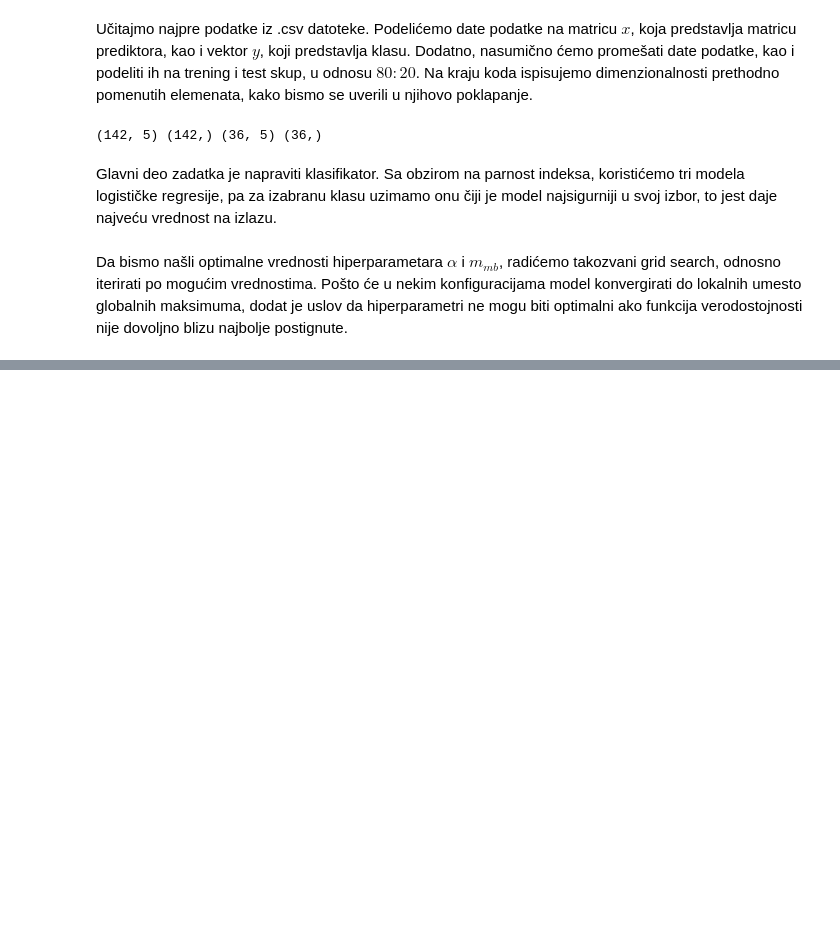
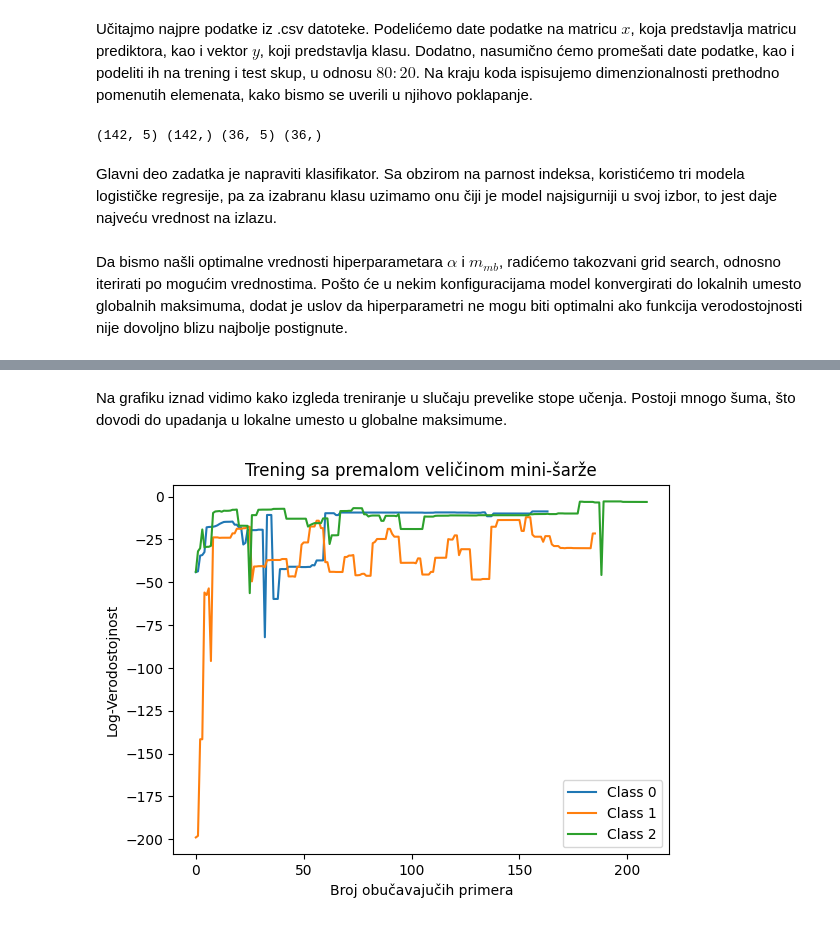
Before and after one commit to msisovic/MU-DZ-GLM, a Jupyter notebook: marko-sisovic-mu-dz1/zadatak2.ipynb, the cells around one changed output, grey strips where cells are left out. Saved outputs shown, nothing was run; the diff lists cells and outputs as text; code cells hidden in the pictures; blank space fills up the shorter version.

```diff
--- a/marko-sisovic-mu-dz1/zadatak2.ipynb
+++ b/marko-sisovic-mu-dz1/zadatak2.ipynb
@@ -163,0 +182,6 @@ Test Accuracy: 0.9444
+# %% [markdown]
+Na grafiku iznad vidimo kako izgleda treniranje u slučaju prevelike stope učenja. Postoji mnogo šuma, što dovodi do upadanja u lokalne umesto u globalne maksimume.
+# %%
+plotTraining(alpha_best, mb_arr[0], "Trening sa premalom veličinom mini-šarže")
+# %% [output]
+[figure, added]
```
Also changed, not shown: parts of 13 cells of this notebook, 1 other file.
